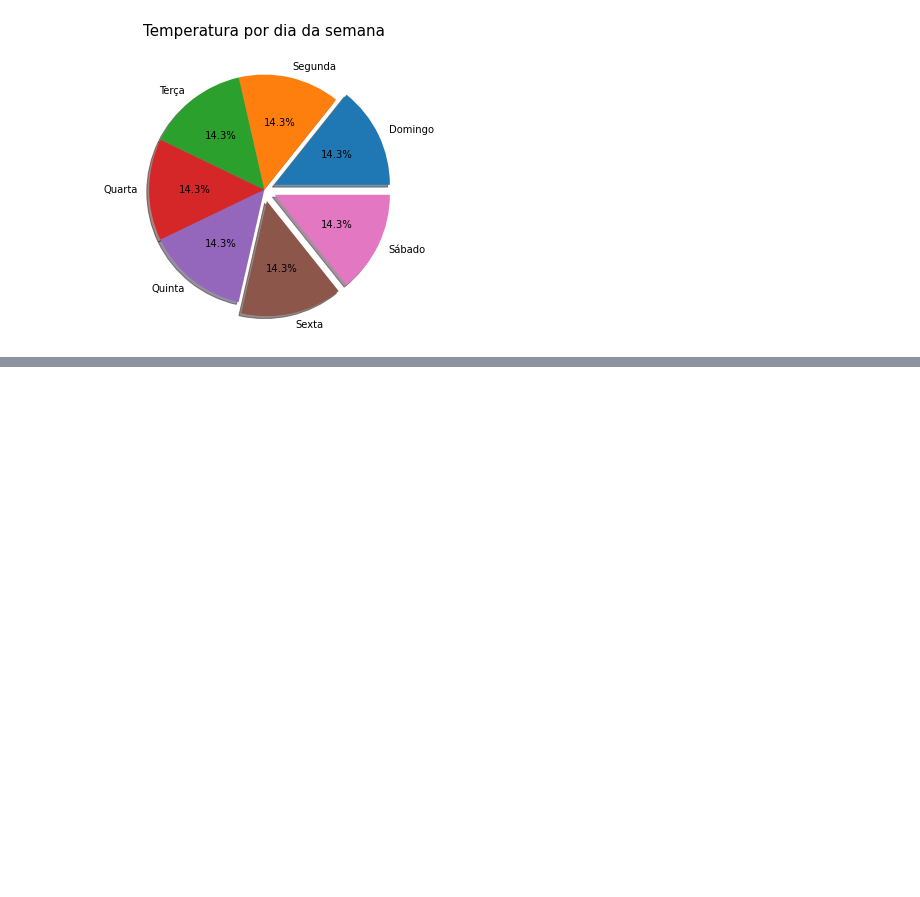
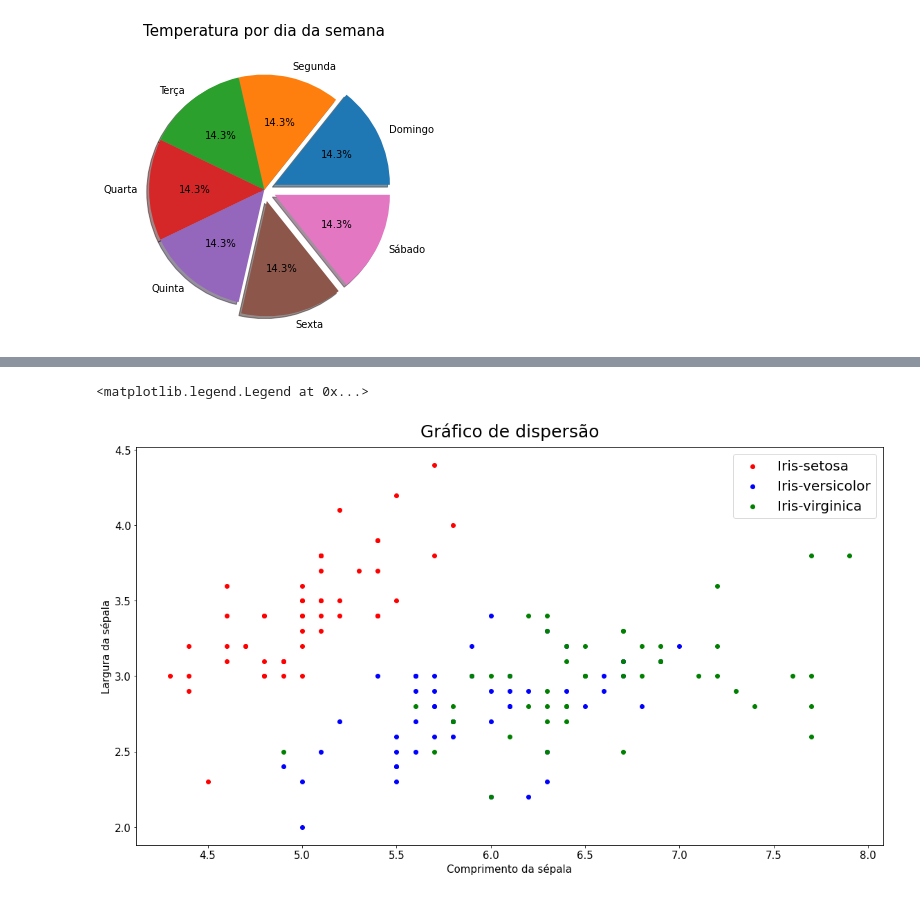
Before and after one commit to cglima/data-visualization-criacao-de-graficos-com-o-matplotlib, a Jupyter notebook: notebook/curso-matplotlib.ipynb, the cells around one changed output, grey strips where cells are left out. Cells and saved outputs as stored; diff of their text form; code cells hidden in the pictures; blank space fills up the shorter version.

```diff
--- a/notebook/curso-matplotlib.ipynb
+++ b/notebook/curso-matplotlib.ipynb
@@ -584,0 +630,19 @@ Text(0.5, 1.0, 'Temperatura por dia da semana')
+# %%
+fig = plt.figure(figsize=(15,8))
+eixo = fig.add_axes([0,0,1,1])
+
+cores = {'Iris-setosa': 'r', 'Iris-versicolor': 'b', 'Iris-virginica': 'g'}
+
+for especie in df['espécie'].unique():
+    tmp = df[df['espécie'] == especie]
+    eixo.scatter(tmp['comprimento_sépala'], tmp['largura_sépala'],
+                 color=cores[especie])
+
+eixo.set_title('Gráfico de dispersão', fontsize=25, pad=15)
+eixo.set_xlabel('Comprimento da sépala', fontsize=15)
+eixo.set_ylabel('Largura da sépala', fontsize=15)
+eixo.tick_params(labelsize=15)
+eixo.legend(cores, fontsize=20)
+# %% [output]
+<matplotlib.legend.Legend at 0x...>
+[figure, added]
```
Also changed, not shown: parts of 18 cells of this notebook.
